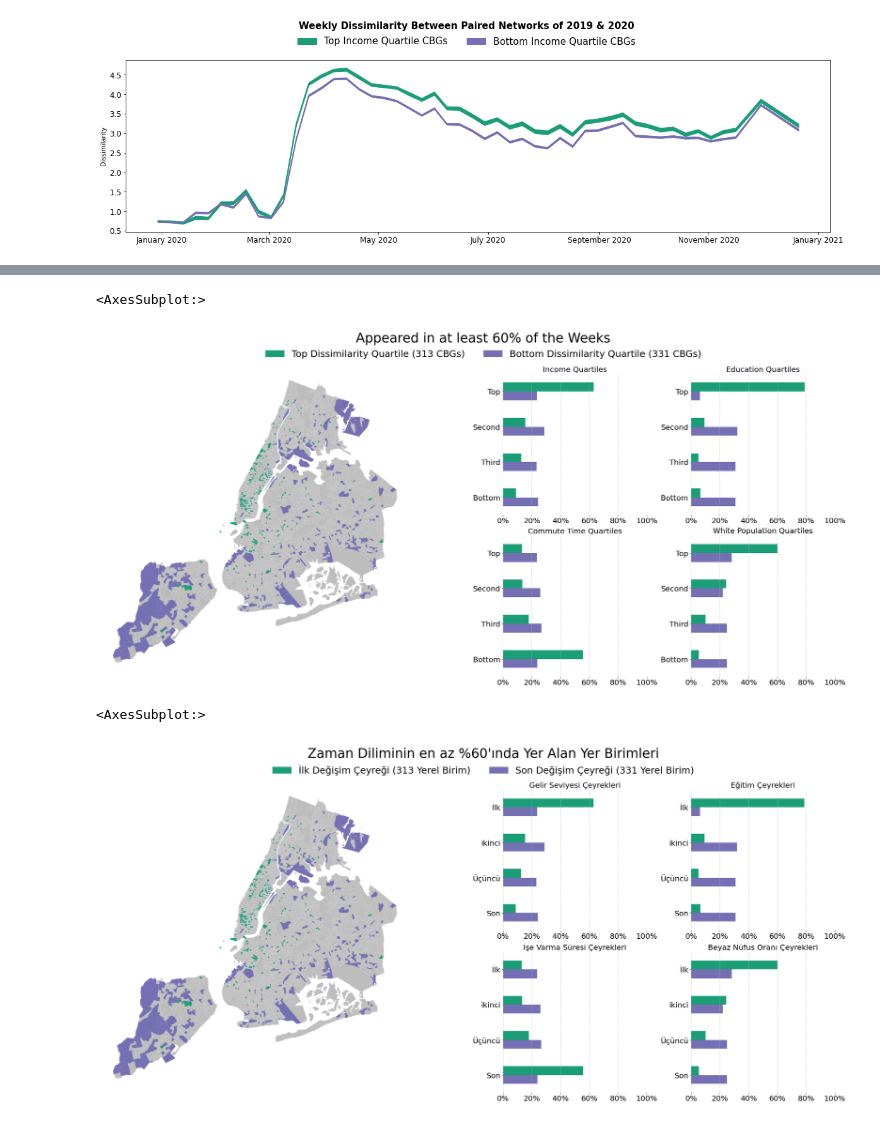
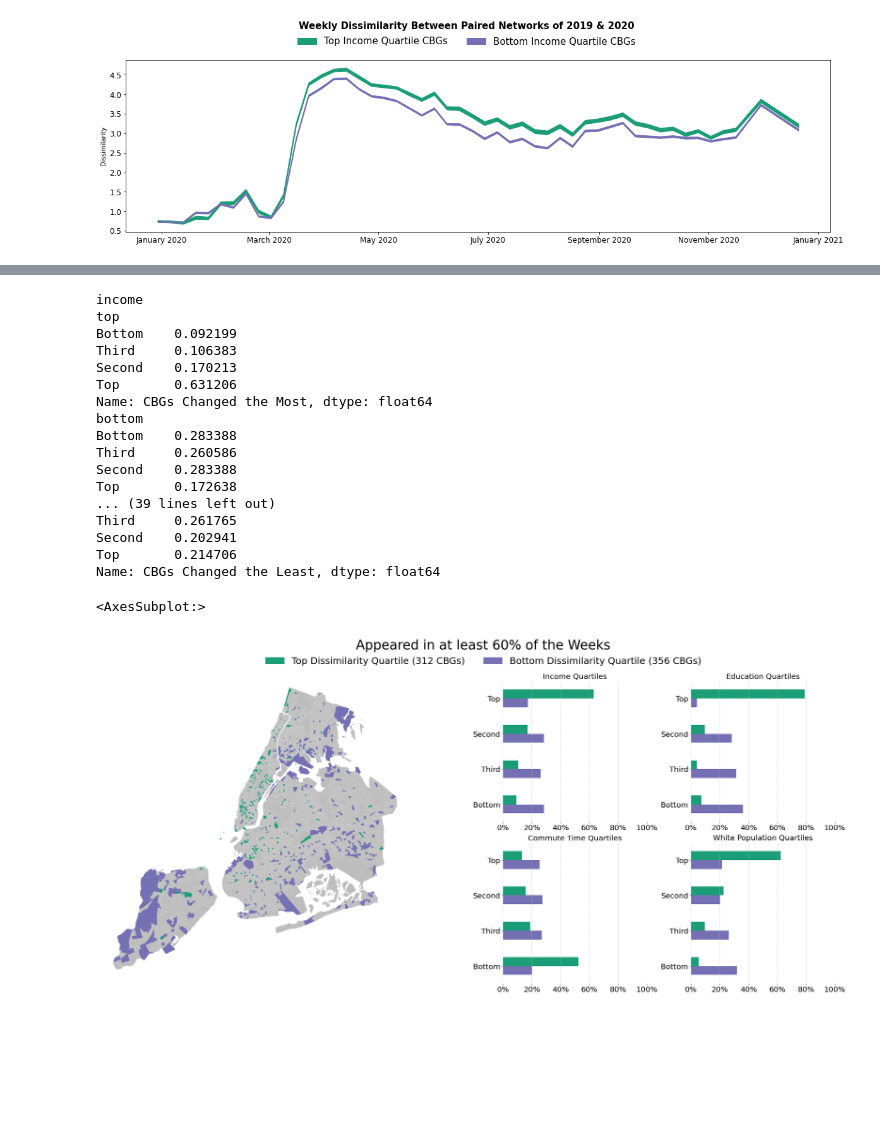
Before and after one commit to hasanalpboz/safegraph-covid19-mobility, a Jupyter notebook: scripts/notebooks/node-dissimilarity.ipynb, the cells around one changed output, grey strips where cells are left out. Cells and saved outputs as stored; diff of their text form; code cells hidden in the pictures; blank space fills up the shorter version.

Commit message:
played with the figures and added a reg model on borough and hotspots

```diff
--- a/scripts/notebooks/node-dissimilarity.ipynb
+++ b/scripts/notebooks/node-dissimilarity.ipynb
@@ -31,7 +31,7 @@ nets = np.hstack([nets, np.array(week_id).reshape(-1, 1)])
 # %%
 msa_counties = pd.read_csv(join(pwd, util_datasets, AREA_NAME, datasets['nyc-msa']))['fips'].astype(np.int64)
 # %%
-nyc_boroughs = set([str(i) for i in nyc_borough_fips_codes.keys()])
+nyc_boroughs = set([str(i) for i in nyc_fips2borough.keys()])
 # %%
 census_data = join(pwd, util_datasets, datasets['census-data'])
 census_quartiles, census_raw = get_census_attributes(census_data, msa_counties)
@@ -153,10 +169,9 @@ Text(0.5, 1.05, 'Weekly Dissimilarity Between Paired Networks of 2019 & 2020')
 # %%
-dates = df.date.unique()[9:30]
 quartiles = ['bottom', 'third', 'second', 'top']
 top_candidates = []
 bottom_candidates = []
 # start from march
-dates = df.date.unique()[9:30]
+dates = df.date.unique()[10:24]
 for date in tqdm(dates):
     sel_df = df[df.date == date]
     sel_df['labels'] = pd.qcut(sel_df['dissimilarity'], 4, labels=quartiles)
@@ -324,7 +346,24 @@ def plot_cbgs_bar(top_cbgs, bottom_cbgs, fname=None, drop_row=None):
 
     return base_ax
 # %%
-plot_cbgs_bar(top_cbgs, bottom_cbgs, fname=f'cbg-change-combined-{threshold}.png')
+plot_cbgs_bar(top_cbgs, bottom_cbgs)#, fname=f'cbg-change-combined-{threshold}-first-wave.png')
 # %% [output]
-<AxesSubplot:>
+income
+top
+Bottom    0.092199
+Third     0.106383
+Second    0.170213
+Top       0.631206
+Name: CBGs Changed the Most, dtype: float64
+bottom
+Bottom    0.283388
+Third     0.260586
+Second    0.283388
+Top       0.172638
+... (39 lines left out)
+Third     0.261765
+Second    0.202941
+Top       0.214706
+Name: CBGs Changed the Least, dtype: float64
+<AxesSubplot:>
-[figure, old version]
+[figure, new version]
@@ -423,5 +369,0 @@ def plot_cbgs_bar_tr(top_cbgs, bottom_cbgs, fname=None, drop_row=None):
-# %%
-plot_cbgs_bar_tr(top_cbgs, bottom_cbgs, fname=f'cbg-change-combined-{threshold}-TR.png')
-# %% [output]
-<AxesSubplot:>
-[figure, removed]
```
Also changed, not shown: parts of 4 cells of this notebook, 22 other files.
